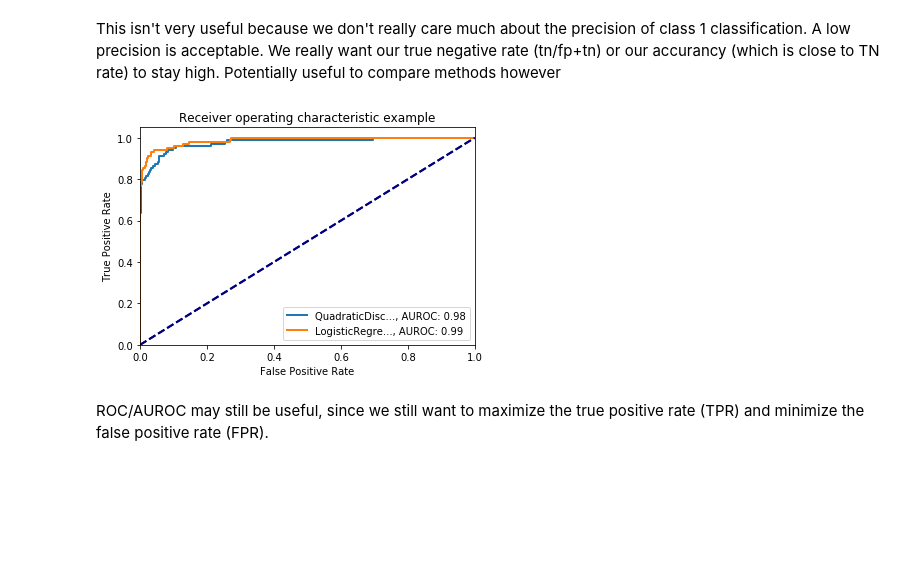
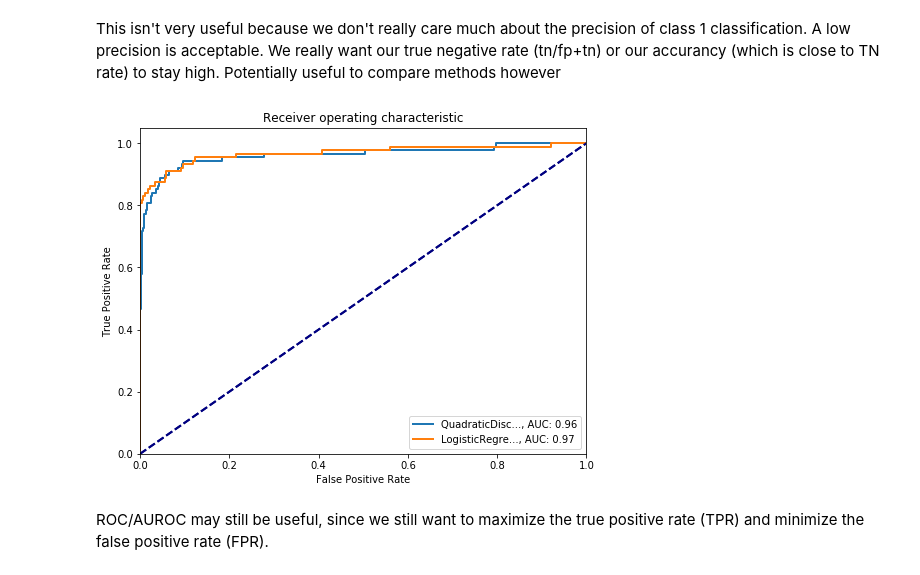
Before and after one commit to tcunnington/582_fraud, a Jupyter notebook: Testing Classifiers.ipynb, the cells around one changed output. Cells and saved outputs as stored; diff of their text form; code cells hidden in the pictures; blank space fills up the shorter version.

```diff
--- a/Testing Classifiers.ipynb
+++ b/Testing Classifiers.ipynb
@@ -275,13 +353,13 @@ plt.show()
 # %% [markdown]
 This isn't very useful because we don't really care much about the precision of class 1 classification. A low precision is acceptable. We really want our true negative rate (tn/fp+tn) or our accurancy (which is close to TN rate) to stay high. Potentially useful to compare methods however
-# %%
-plt.figure()
-ax = plt.subplot(111)
-
-plot_roc(qda, test_x, test_y, ax=ax)
-plot_roc(logit, test_x, test_y, ax=ax)
-plt.show()
-# %% [output]
-[figure, removed]
+# %%
+# plt.figure()
+# ax = plt.subplot(111)
+
+models = [qda,logit]
+l = [truncate_dotdot(get_class_name(m)) for m in models]
+plot_many_roc(models, l, reduced_data.test_x, reduced_data.test_y)
+# %% [output]
+[figure, added]
 # %% [markdown]
 ROC/AUROC may still be useful, since we still want to maximize the true positive rate (TPR) and minimize the false positive rate (FPR).
```
Also changed, not shown: parts of 25 cells of this notebook, 3 other files.
